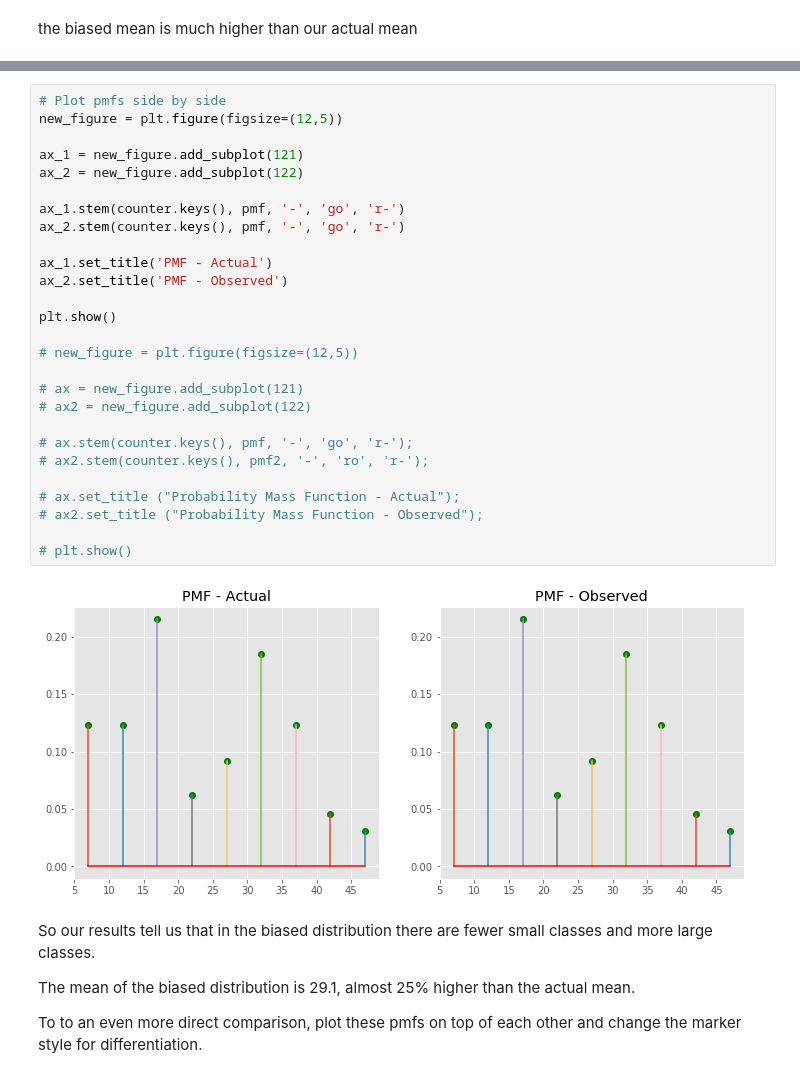
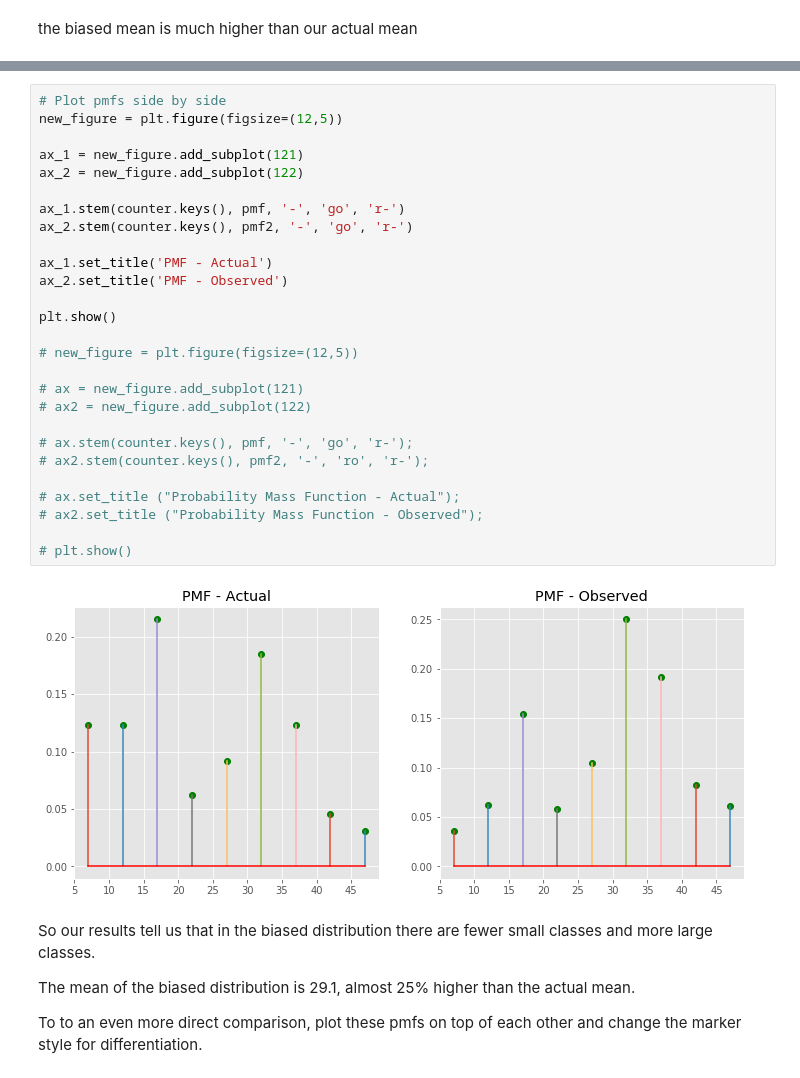
Before and after one commit to AustinKrause/dsc-1-09-07-the-probability-mass-function-lab-nyc-ds-career-031119, a Jupyter notebook: index.ipynb, the cells around one changed output, grey strips where cells are left out. Saved outputs shown, nothing was run; the diff lists cells and outputs as text.

```diff
--- a/index.ipynb
+++ b/index.ipynb
@@ -177,32 +177,32 @@ Here we see it, the average or expected value of biased results become much high
 # %%
 # Plot pmfs side by side
 new_figure = plt.figure(figsize=(12,5))
 
 ax_1 = new_figure.add_subplot(121)
 ax_2 = new_figure.add_subplot(122)
 
 ax_1.stem(counter.keys(), pmf, '-', 'go', 'r-')
-ax_2.stem(counter.keys(), pmf, '-', 'go', 'r-')
+ax_2.stem(counter.keys(), pmf2, '-', 'go', 'r-')
 
 ax_1.set_title('PMF - Actual')
 ax_2.set_title('PMF - Observed')
 
 plt.show()
 
 # new_figure = plt.figure(figsize=(12,5))
 
 # ax = new_figure.add_subplot(121)
 # ax2 = new_figure.add_subplot(122)
 
 # ax.stem(counter.keys(), pmf, '-', 'go', 'r-');
 # ax2.stem(counter.keys(), pmf2, '-', 'ro', 'r-');
 
 # ax.set_title ("Probability Mass Function - Actual");
 # ax2.set_title ("Probability Mass Function - Observed");
 
 # plt.show()
 # %% [output]
-[figure, old version]
+[figure, new version]
 # %% [markdown]
 So our results tell us that in the biased distribution there are fewer small classes and more large classes.
 
```
